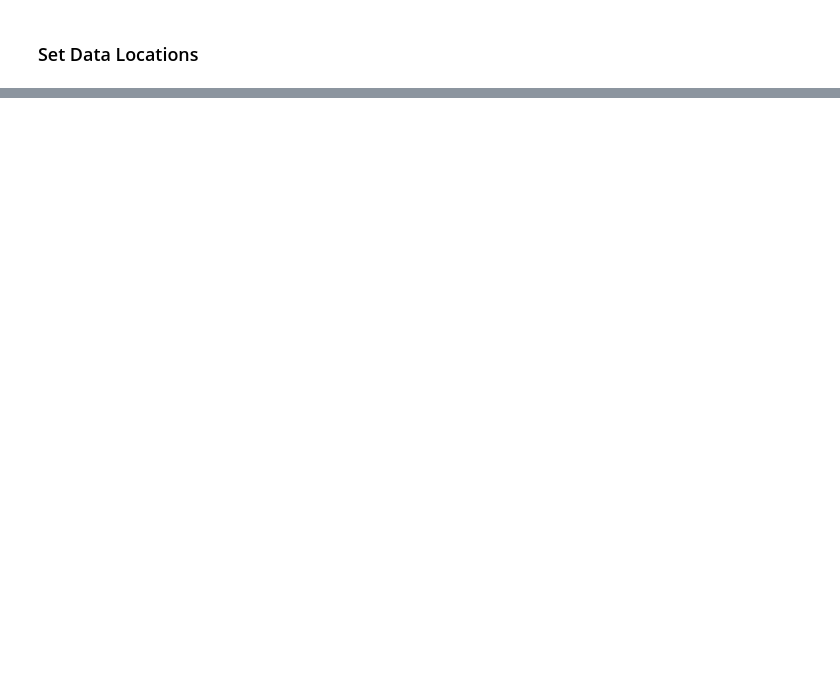
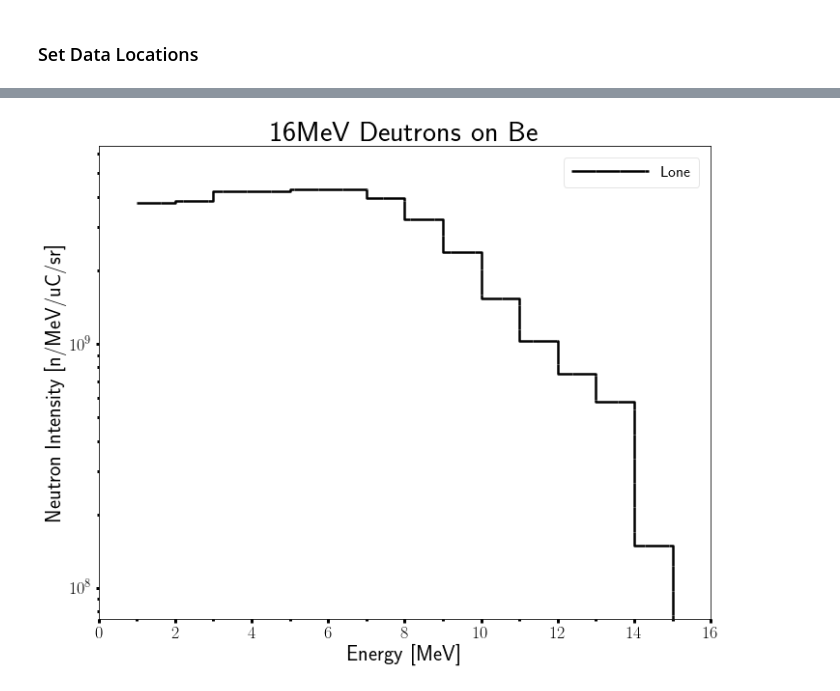
Before and after one commit to 2lambda123/88_Data, a Jupyter notebook: Experiments/PHS/16MeVBe/16MeVBeUnfoldLog_1MeV.ipynb, the cells around one changed output, grey strips where cells are left out. Saved outputs shown, nothing was run; the diff lists cells and outputs as text; code cells hidden in the pictures; blank space fills up the shorter version.

```diff
--- a/Experiments/PHS/16MeVBe/16MeVBeUnfoldLog_1MeV.ipynb
+++ b/Experiments/PHS/16MeVBe/16MeVBeUnfoldLog_1MeV.ipynb
@@ -304,0 +460,21 @@ nsdBinBounds="low"
+# %%
+# Read in Lone data and normalize
+loneData = pd.read_table(lonePath+loneName, delim_whitespace=True,
+                             names=['midE', 'absFlux'])
+loneData['absFlux'] = bin_differentiation(loneData['midE'],loneData['absFlux'],
+                                             edgeLoc="mid")
+loneData['pdfFlux'] = normAUBC(loneData['absFlux'])
+
+# Build pdf histogram object
+loneHisto=Histogram()
+loneHisto.build_histo(loneData['midE'].tolist(), loneData['pdfFlux'].tolist(),
+                         edgeLoc=loneBinBounds, name='Lone')
+
+# Build norm histogram object
+loneNormHisto=Histogram()
+loneNormHisto.build_histo(loneData['midE'].tolist(), loneData['absFlux'].tolist(),
+                         edgeLoc=loneBinBounds, name='Lone')
+loneNormHisto.plot(logY=True, title='16MeV Deutrons on Be', xLabel='Energy [MeV]',
+                 yLabel='Neutron Intensity [n/MeV/uC/sr]')
+# %% [output]
+[figure, added]
```
Also changed, not shown: parts of 27 cells of this notebook, 37 other files.
